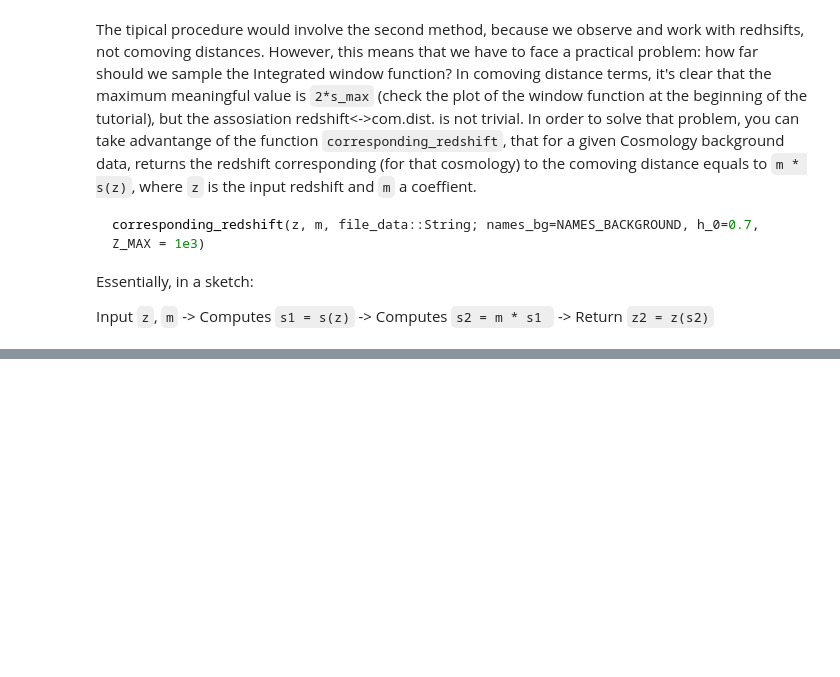
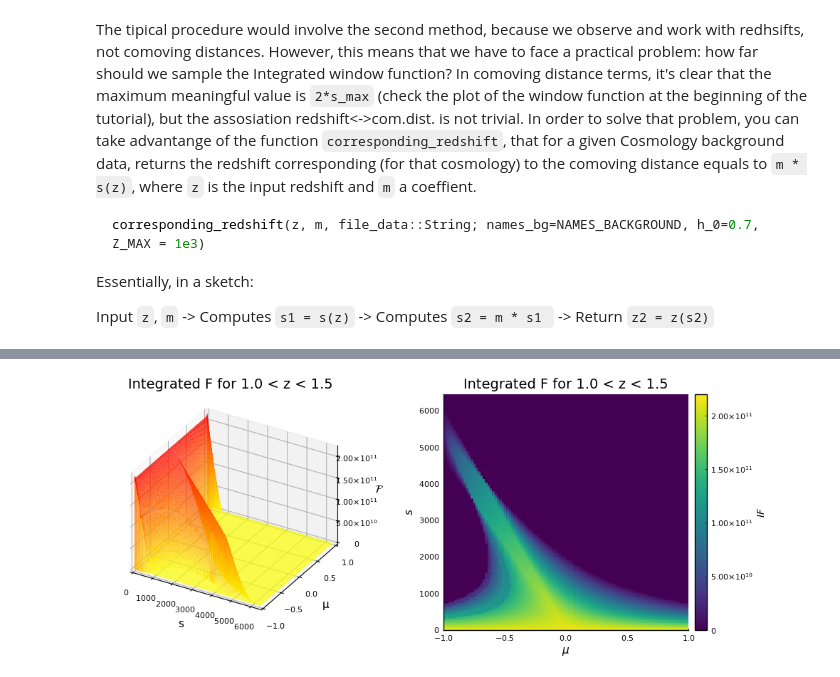
Before and after one commit to foglienimatteo/GaPSE.jl, a Jupyter notebook: ipynbs/TUTORIAL.ipynb, the cells around one changed output, grey strips where cells are left out. Saved outputs shown, nothing was run; the diff lists cells and outputs as text; code cells hidden in the pictures; blank space fills up the shorter version.

```diff
--- a/ipynbs/TUTORIAL.ipynb
+++ b/ipynbs/TUTORIAL.ipynb
@@ -1124,0 +1158,21 @@ GaPSE.print_map_IntegratedF(
+# %%
+iwf_z115 = GaPSE.WindowFIntegrated(PATH_TO_GAPSE*"data/IntegrF_REFERENCE_pi2_z115.txt");
+
+pyplot()
+ss_z115_grid = [s for s in iwf_z115.ss for μ in iwf_z115.μs]
+μs_z115_grid = [μ for s in iwf_z115.ss for μ in iwf_z115.μs]
+IFs_z115_grid = reshape(transpose(iwf_z115.IFs), (:,))
+matrix_z115_IFs = reshape(IFs_z115_grid, (length(iwf_z115.μs), :))';
+
+p1 = plot(ss_z115_grid, μs_z115_grid, IFs_z115_grid;
+    xl="s", yl="μ", zl=L"$\mathcal{F}$",
+    st = :surface, c=cgrad([:yellow, :red]), size=(600, 300),
+    title="Integrated F for 1.0 < z < 1.5", legend = false)
+
+p2 = heatmap(iwf_z115.μs, iwf_z115.ss, matrix_z115_IFs;
+    xl=L"$\mu$", yl = L"$s$", colorbar_title=L"$IF$",
+    title = "Integrated F for 1.0 < z < 1.5" )
+
+plot(p1, p2, size = (1000, 400))
+# %% [output]
+[figure, added]
```
Also changed, not shown: parts of 5 cells of this notebook, 4 other files.
